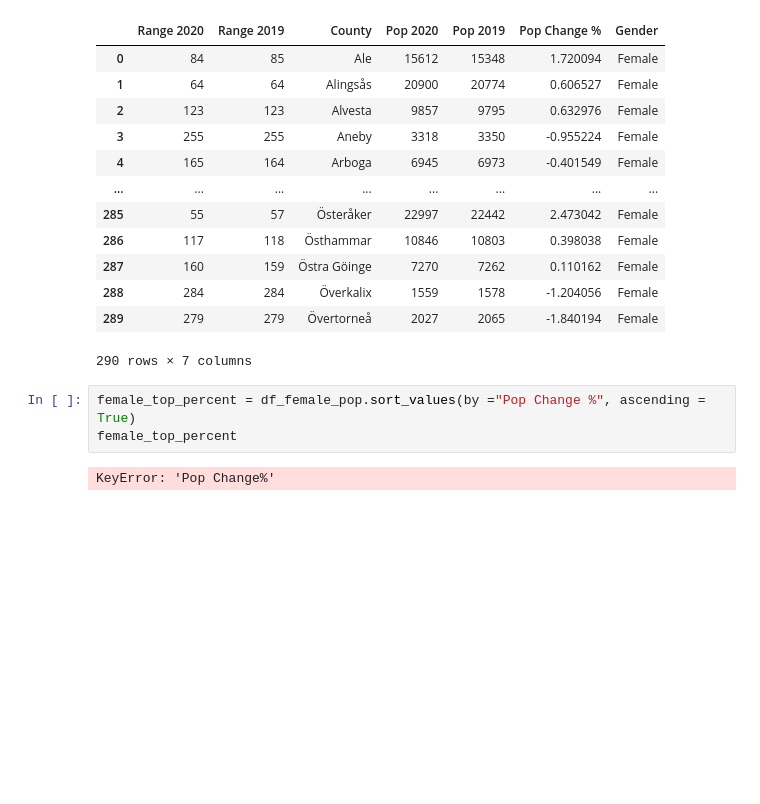
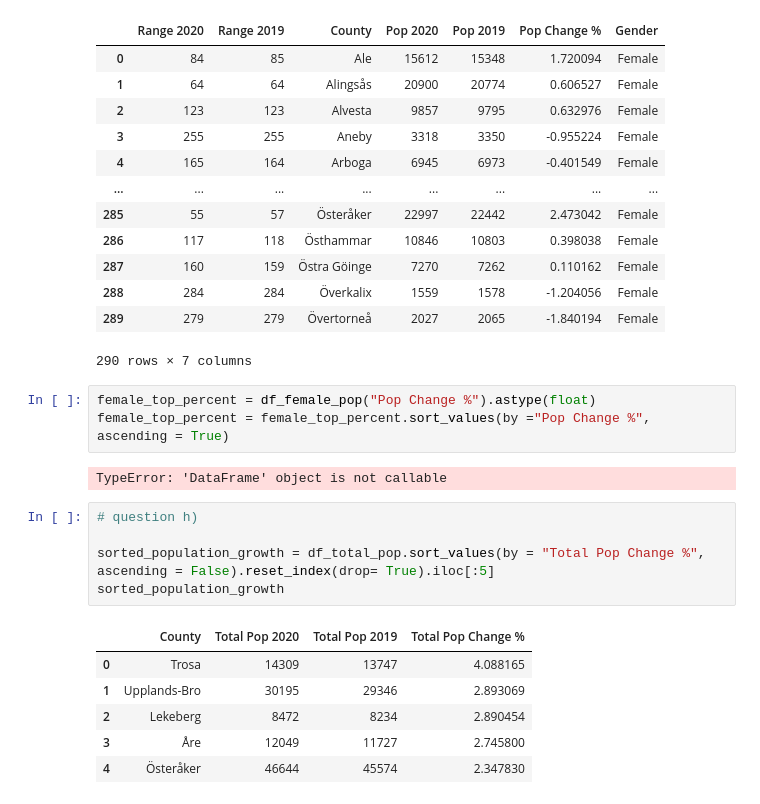
Before and after one commit to SCGlass/Data-Processing-Sam-Glass, a Jupyter notebook: Exercises/E00-Panda_fundamentals.ipynb, the cells around one changed output. Drawn from its saved outputs; the diff is of its cells as text; blank space fills up the shorter version.

```diff
--- a/Exercises/E00-Panda_fundamentals.ipynb
+++ b/Exercises/E00-Panda_fundamentals.ipynb
@@ -665,7 +665,19 @@ df_female_pop
 | 289 | 279 | 279 | Övertorneå | 2027 | 2065 | -1.840194 | Female |
 290 rows × 7 columns
 # %%
-female_top_percent = df_female_pop.sort_values(by ="Pop Change %", ascending = True)
-female_top_percent
+female_top_percent = df_female_pop("Pop Change %").astype(float)
+female_top_percent = female_top_percent.sort_values(by ="Pop Change %", ascending = True)
 # %% [output]
-KeyError: 'Pop Change%'
+TypeError: 'DataFrame' object is not callable
+# %%
+# question h)
+
+sorted_population_growth = df_total_pop.sort_values(by = "Total Pop Change %", ascending = False).reset_index(drop= True).iloc[:5]
+sorted_population_growth
+# %% [output]
+|  | County | Total Pop 2020 | Total Pop 2019 | Total Pop Change % |
+| 0 | Trosa | 14309 | 13747 | 4.088165 |
+| 1 | Upplands-Bro | 30195 | 29346 | 2.893069 |
+| 2 | Lekeberg | 8472 | 8234 | 2.890454 |
+| 3 | Åre | 12049 | 11727 | 2.745800 |
+| 4 | Österåker | 46644 | 45574 | 2.347830 |
```
Also changed, not shown: parts of 2 cells of this notebook.
